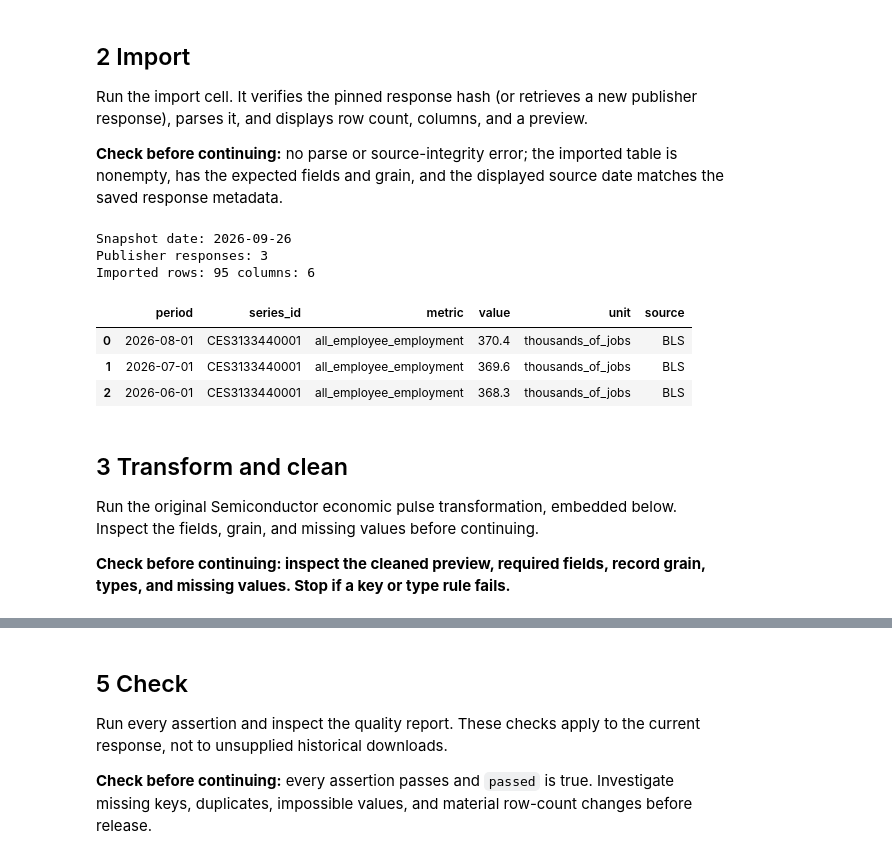
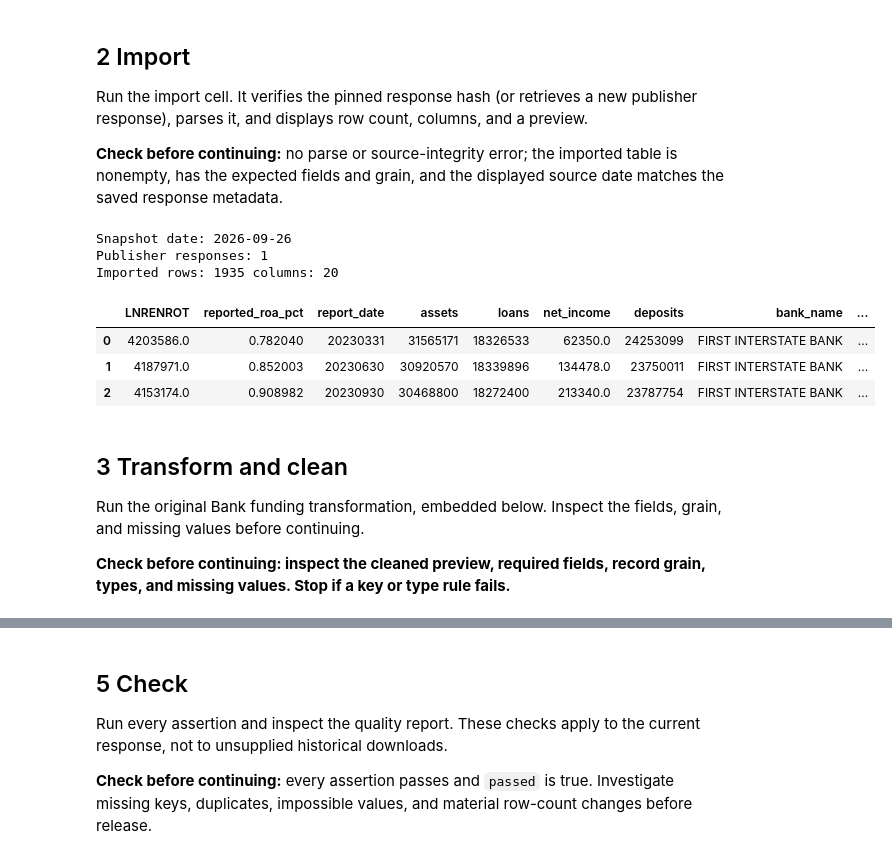
Before and after one commit to mrasuldata/signal-to-decision-analytics, a Jupyter notebook: projects/sec_financial_health/notebooks/sec_financial_health_analysis.ipynb, the cells around one changed output, grey strips where cells are left out. Drawn from its saved outputs; the diff is of its cells as text; code cells hidden in the pictures.

```diff
--- a/projects/semiconductor_supply_chain/notebooks/manual_lineage.ipynb
+++ b/projects/sec_financial_health/notebooks/sec_financial_health_analysis.ipynb
@@ -264,29 +292,29 @@ Run the import cell. It verifies the pinned response hash (or retrieves a new pu
 
 **Check before continuing:** no parse or source-integrity error; the imported table is nonempty, has the expected fields and grain, and the displayed source date matches the saved response metadata.
 # %%
-raw = _bls_semiconductors()
+raw = _fdic()
 if raw.empty:
     raise ValueError("Publisher returned no source records")
 SNAPSHOT_DATE = SNAPSHOT_DATE_OVERRIDE or (
     str(FETCH_LOG[0].get("accessed_at") or "")[:10] if FETCH_LOG else date.today().isoformat()
 )
 raw.to_csv(RAW_DIR / "source_snapshot.csv", index=False)
 print("Snapshot date:", SNAPSHOT_DATE)
 print("Publisher responses:", len(FETCH_LOG))
 print("Imported rows:", len(raw), "columns:", len(raw.columns))
 display(raw.head(3))
 # %% [output]
 Snapshot date: 2026-09-26
-Publisher responses: 3
-Imported rows: 95 columns: 6
+Publisher responses: 1
+Imported rows: 1935 columns: 20
-|  | period | series_id | metric | value | unit | source |
-| 0 | 2026-08-01 | CES3133440001 | all_employee_employment | 370.4 | thousands_of_jobs | BLS |
-| 1 | 2026-07-01 | CES3133440001 | all_employee_employment | 369.6 | thousands_of_jobs | BLS |
-| 2 | 2026-06-01 | CES3133440001 | all_employee_employment | 368.3 | thousands_of_jobs | BLS |
+|  | LNRENROT | reported_roa_pct | report_date | assets | loans | net_income | deposits | bank_name | ... |
+| 0 | 4203586.0 | 0.782040 | 20230331 | 31565171 | 18326533 | 62350.0 | 24253099 | FIRST INTERSTATE BANK | ... |
+| 1 | 4187971.0 | 0.852003 | 20230630 | 30920570 | 18339896 | 134478.0 | 23750011 | FIRST INTERSTATE BANK | ... |
+| 2 | 4153174.0 | 0.908982 | 20230930 | 30468800 | 18272400 | 213340.0 | 23787754 | FIRST INTERSTATE BANK | ... |
 # %% [markdown]
 ## 3 Transform and clean
 
-Run the original Semiconductor economic pulse transformation, embedded below. Inspect the fields, grain, and missing values before continuing.
+Run the original Bank funding transformation, embedded below. Inspect the fields, grain, and missing values before continuing.
 
 **Check before continuing: inspect the cleaned preview, required fields, record grain, types, and missing values. Stop if a key or type rule fails.**
 # %%
```
Also changed, not shown: parts of 11 cells of this notebook, 61 other files.
